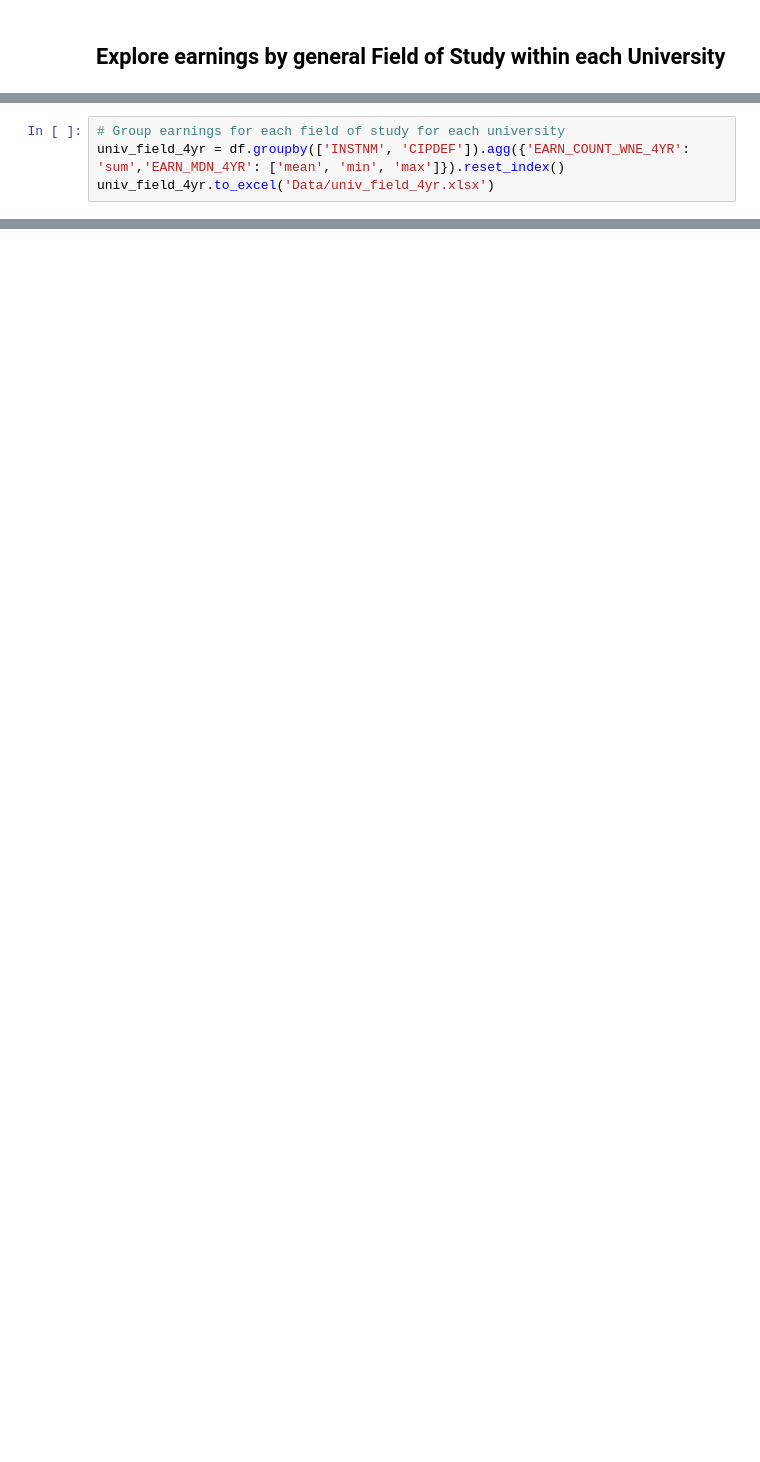
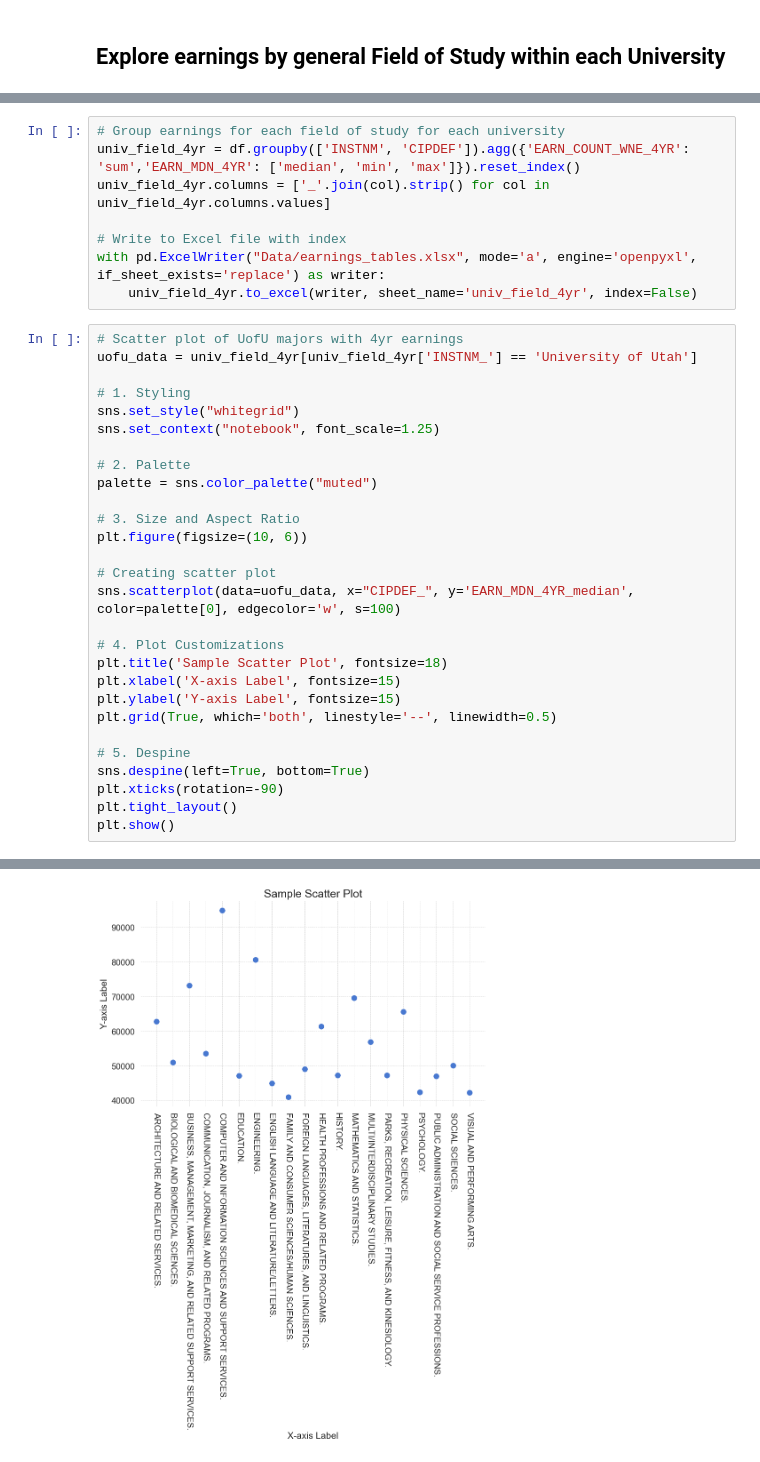
Before and after one commit to sven-soderborg/College_Outcomes, a Jupyter notebook: college_scorecard.ipynb, the cells around one changed output, grey strips where cells are left out. Saved outputs shown, nothing was run; the diff lists cells and outputs as text; blank space fills up the shorter version.

```diff
--- a/college_scorecard.ipynb
+++ b/college_scorecard.ipynb
@@ -283,4 +278,37 @@ univ_field_1yr.to_excel('Data/univ_field_1yr.xlsx')
 # %%
 # Group earnings for each field of study for each university
-univ_field_4yr = df.groupby(['INSTNM', 'CIPDEF']).agg({'EARN_COUNT_WNE_4YR': 'sum','EARN_MDN_4YR': ['mean', 'min', 'max']}).reset_index()
-univ_field_4yr.to_excel('Data/univ_field_4yr.xlsx')
+univ_field_4yr = df.groupby(['INSTNM', 'CIPDEF']).agg({'EARN_COUNT_WNE_4YR': 'sum','EARN_MDN_4YR': ['median', 'min', 'max']}).reset_index()
+univ_field_4yr.columns = ['_'.join(col).strip() for col in univ_field_4yr.columns.values]
+
+# Write to Excel file with index
+with pd.ExcelWriter("Data/earnings_tables.xlsx", mode='a', engine='openpyxl', if_sheet_exists='replace') as writer:
+    univ_field_4yr.to_excel(writer, sheet_name='univ_field_4yr', index=False)
+# %%
+# Scatter plot of UofU majors with 4yr earnings
+uofu_data = univ_field_4yr[univ_field_4yr['INSTNM_'] == 'University of Utah']
+
+# 1. Styling
+sns.set_style("whitegrid")
+sns.set_context("notebook", font_scale=1.25)
+
+# 2. Palette
+palette = sns.color_palette("muted")
+
+# 3. Size and Aspect Ratio
+plt.figure(figsize=(10, 6))
+
+# Creating scatter plot
+sns.scatterplot(data=uofu_data, x="CIPDEF_", y='EARN_MDN_4YR_median', color=palette[0], edgecolor='w', s=100)
+
+# 4. Plot Customizations
+plt.title('Sample Scatter Plot', fontsize=18)
+plt.xlabel('X-axis Label', fontsize=15)
+plt.ylabel('Y-axis Label', fontsize=15)
+plt.grid(True, which='both', linestyle='--', linewidth=0.5)
+
+# 5. Despine
+sns.despine(left=True, bottom=True)
+plt.xticks(rotation=-90)
+plt.tight_layout()
+plt.show()
+# %% [output]
@@ -286,0 +316 @@ univ_field_4yr.to_excel('Data/univ_field_4yr.xlsx')
+[figure, added]
```
Also changed, not shown: parts of 13 cells of this notebook, 26 other files.
